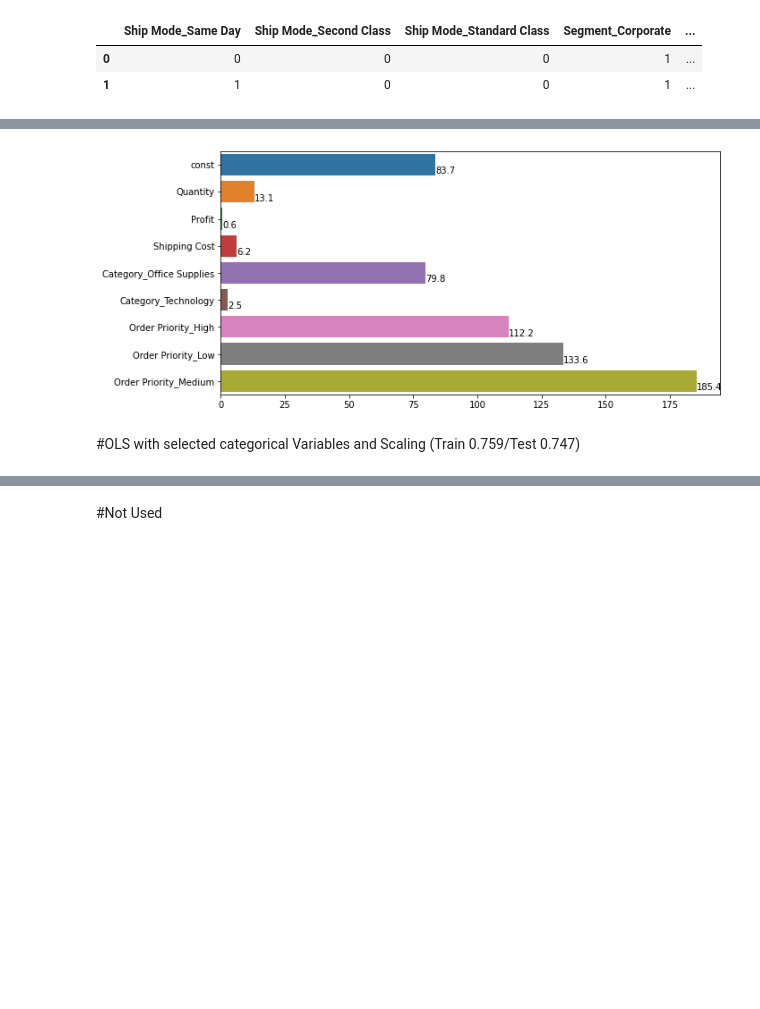
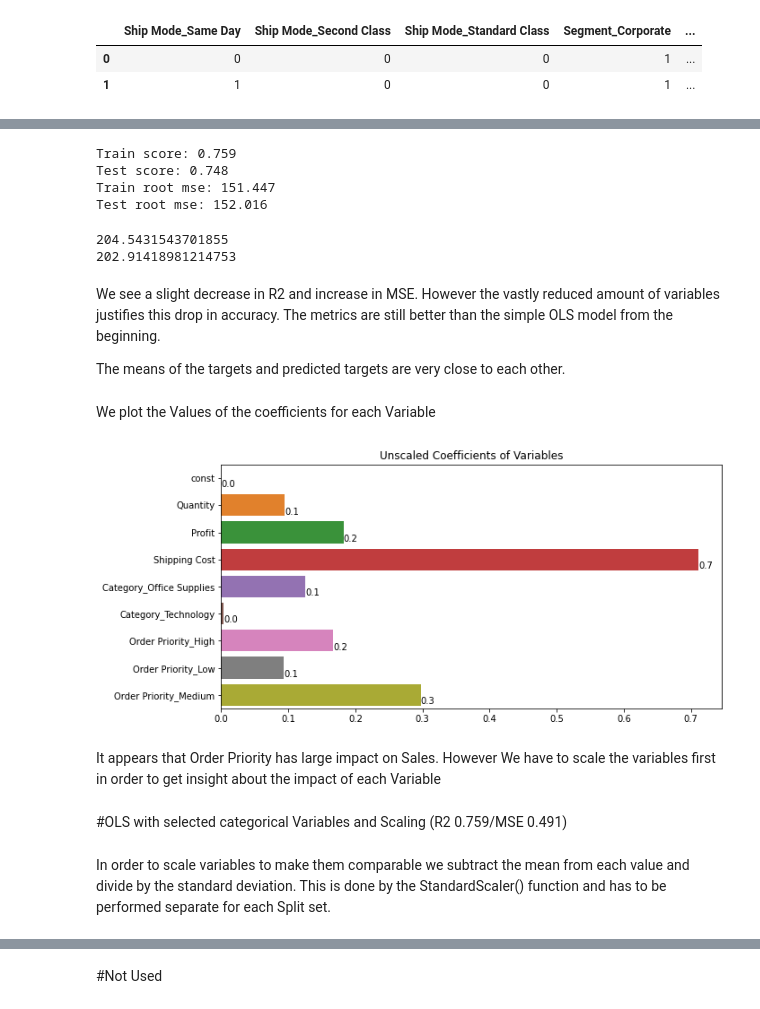
Before and after one commit to SteveGrimm/Unit1_Project2, a Jupyter notebook: Project2.ipynb, the cells around one changed output, grey strips where cells are left out. Cells and saved outputs as stored; diff of their text form; code cells hidden in the pictures; blank space fills up the shorter version.

```diff
--- a/Project2.ipynb
+++ b/Project2.ipynb
@@ -94,6 +102,6 @@ Order Priority: 4
 # %%
 for name in data.columns:
-  if len(data[name].unique()) < 24:
+  if len(data[name].unique()) <= 17:
     print(f'{name}: {data[name].unique()}')
 # %% [output]
 Ship Mode: ['Same Day' 'Second Class' 'First Class' 'Standard Class']
@@ -118,7 +126,7 @@ def col_to_category(columns):
 # %%
 col_to_categorize = []
 for name in data.drop(['Quantity','month'],1).columns:
-  if len(data[name].unique()) < 25:
+  if len(data[name].unique()) <= 17:
     col_to_categorize.append(name)
 
-col_for_model = col_to_categorize #+ ['Sales','Quantity','Discount','Profit','Shipping Cost']
+col_for_model = col_to_categorize
@@ -128,10 +138,3 @@ data[col_for_model].head(2)
 |  | Ship Mode | Segment | Market | Region | Category | Sub-Category | Order Priority |
 | 0 | Same Day | Consumer | US | East | Technology | Accessories | Critical |
 | 1 | Second Class | Corporate | APAC | Oceania | Furniture | Chairs | Critical |
-# %%
-fig, axs = plt.subplots(4,2, figsize=(15,10))
-
-for column, ax in zip(data[col_for_model].columns, axs.flatten()[:7]):
-  ax.hist(data[column])
-
-plt.show()
@@ -428,3 +480,25 @@ r2_score(y_test, y_prediction_test)
+# %%
+#R2 scores
+print(f'Train score: {r2_score(y_train,lin_model.predict(x_train)):.3f}')
+print(f'Test score: {r2_score(y_test,lin_model.predict(x_test)):.3f}')
+#Root MSE Values
+print(f'Train root mse: {mean_squared_error(y_train, lin_model.predict(x_train))**0.5:.3f}')
+print(f'Test root mse: {mean_squared_error(y_test, lin_model.predict(x_test))**0.5:.3f}')
+# %% [output]
+Train score: 0.759
+Test score: 0.748
+Train root mse: 151.447
+Test root mse: 152.016
+# %%
+print(lin_model.predict(x_test).mean())
+print(data['Sales'].mean())
+# %% [output]
+204.5431543701855
+202.91418981214753
+# %% [markdown]
+We see a slight decrease in R2 and increase in MSE. However the vastly reduced amount of variables justifies this drop in accuracy. The metrics are still better than the simple OLS model from the beginning.
+
+The means of the targets and predicted targets are very close to each other.
 # %%
 def show_values_on_bars(axs, h_v="v", space=0.4):
     def _show_on_single_plot(ax):
@@ -446,15 +520,23 @@ def show_values_on_bars(axs, h_v="v", space=0.4):
             _show_on_single_plot(ax)
     else:
         _show_on_single_plot(axs)
+# %% [markdown]
+We plot the Values of the coefficients for each Variable
 # %%
 fig, ax = plt.subplots(1,1, figsize=(10,5))
 sns.barplot(lin_model.params.abs(), lin_model.params.index,ax=ax)
 show_values_on_bars(ax, "h", 0)
+
+plt.title('Unscaled Coefficients of Variables')
 plt.show()
 # %% [output]
-[figure, old version]
+[figure, new version]
+# %% [markdown]
+It appears that Order Priority has large impact on Sales. However We have to scale the variables first in order to get insight about the impact of each Variable
 # %% [markdown]
-#OLS with selected categorical Variables and Scaling (Train 0.759/Test 0.747)
+#OLS with selected categorical Variables and Scaling (R2 0.759/MSE 0.491)
+# %% [markdown]
+In order to scale variables to make them comparable we subtract the mean from each value and divide by the standard deviation. This is done by the StandardScaler() function and has to be performed separate for each Split set.
 # %%
 #set variables
 x = data[['Quantity','Profit','Shipping Cost']]
```
Also changed, not shown: parts of 52 cells of this notebook, 1 other file.
